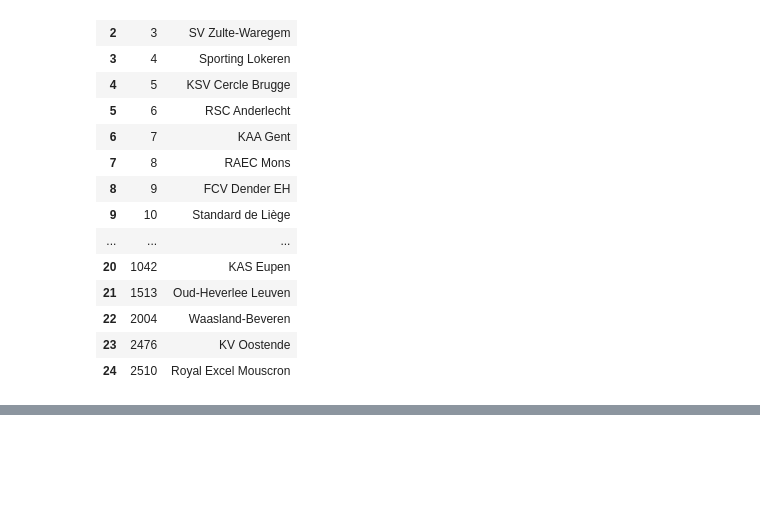
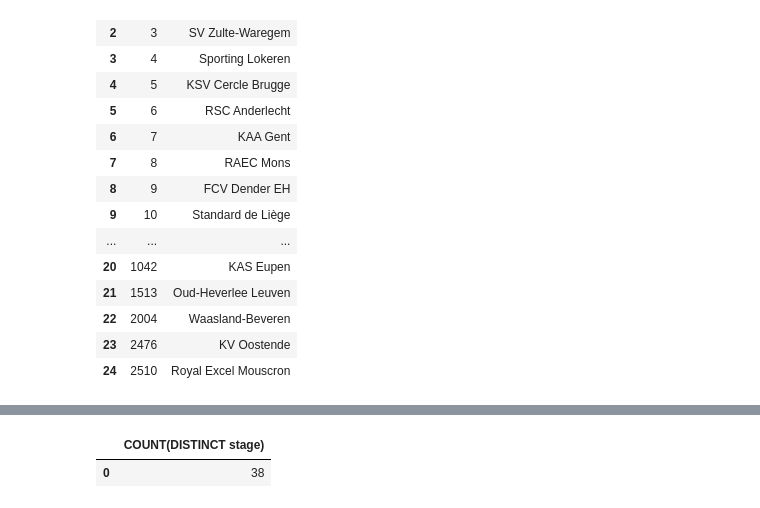
Before and after one commit to jholiner/Talento_Tech, a Jupyter notebook: Laboratorio_2.ipynb, the cells around one changed output, grey strips where cells are left out. Saved outputs shown, nothing was run; the diff lists cells and outputs as text; code cells hidden in the pictures; blank space fills up the shorter version.

```diff
--- a/Laboratorio_2.ipynb
+++ b/Laboratorio_2.ipynb
@@ -367,0 +438,10 @@ teams
+# %%
+query = """SELECT COUNT(DISTINCT stage)
+           FROM Match;"""
+
+#No modificar lo siguiente:
+countdis_stages = pd.read_sql(query, conn)
+countdis_stages
+# %% [output]
+|  | COUNT(DISTINCT stage) |
+| 0 | 38 |
```
Also changed, not shown: parts of 11 cells of this notebook.
